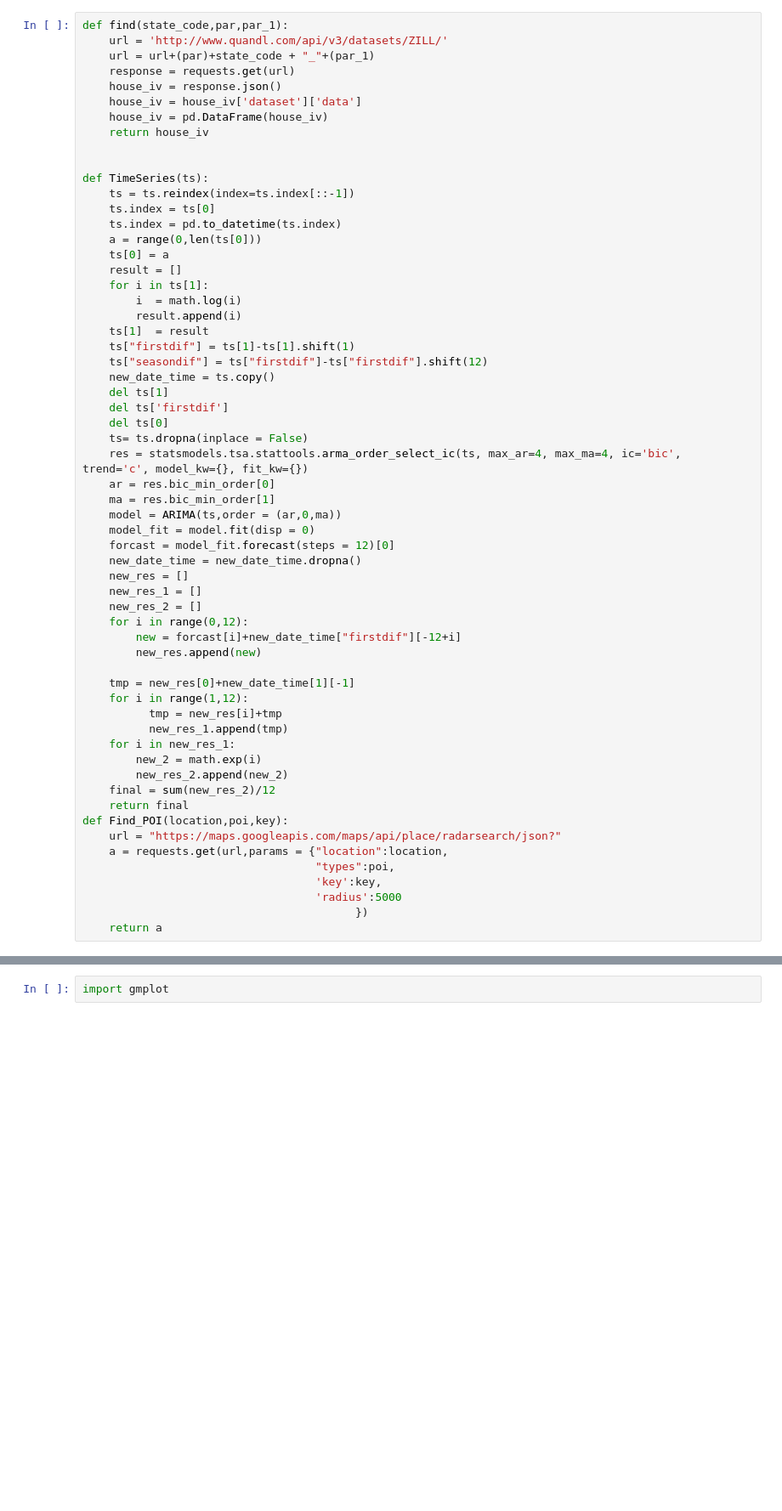
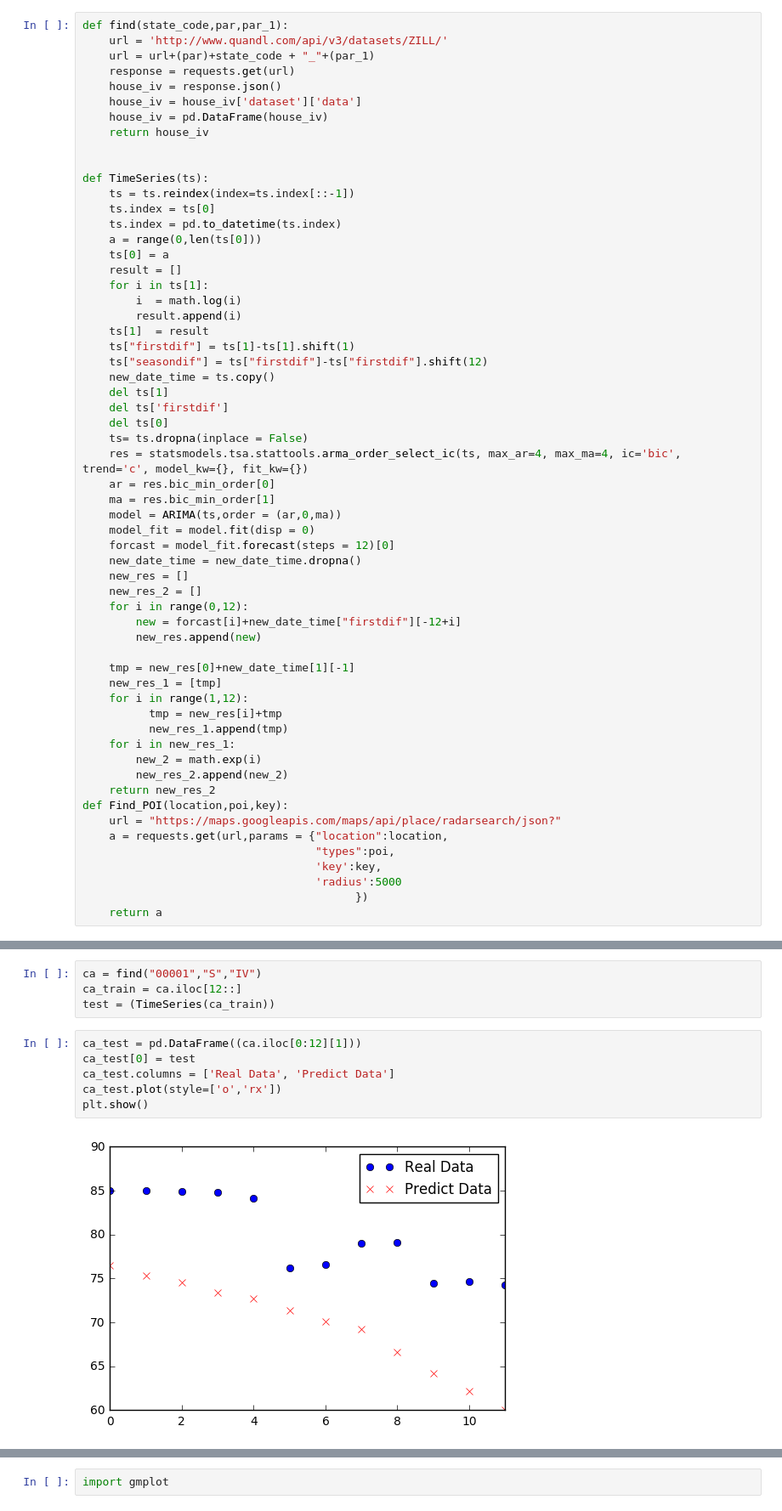
Before and after one commit to lizhihao1212/Final-Project, a Jupyter notebook: project.ipynb, the cells around one changed output, grey strips where cells are left out. Shown at 85% size. Cells and saved outputs as stored; diff of their text form; blank space fills up the shorter version.

```diff
--- a/project.ipynb
+++ b/project.ipynb
@@ -121,21 +121,20 @@ def TimeSeries(ts):
     forcast = model_fit.forecast(steps = 12)[0]
     new_date_time = new_date_time.dropna()
     new_res = []
-    new_res_1 = []
     new_res_2 = []
     for i in range(0,12):
         new = forcast[i]+new_date_time["firstdif"][-12+i]
         new_res.append(new)
 
     tmp = new_res[0]+new_date_time[1][-1]
+    new_res_1 = [tmp]
     for i in range(1,12):
           tmp = new_res[i]+tmp
           new_res_1.append(tmp)
     for i in new_res_1:
         new_2 = math.exp(i)
         new_res_2.append(new_2)
-    final = sum(new_res_2)/12
-    return final
+    return new_res_2
 def Find_POI(location,poi,key):
     url = "https://maps.googleapis.com/maps/api/place/radarsearch/json?"
     a = requests.get(url,params = {"location":location,
@@ -155,0 +146,12 @@ for i in resurl:
+# %%
+ca = find("00001","S","IV")
+ca_train = ca.iloc[12::]
+test = (TimeSeries(ca_train))
+# %%
+ca_test = pd.DataFrame((ca.iloc[0:12][1]))
+ca_test[0] = test
+ca_test.columns = ['Real Data', 'Predict Data']
+ca_test.plot(style=['o','rx'])
+plt.show()
+# %% [output]
+[figure, added]
```
Also changed, not shown: parts of 14 cells of this notebook.
